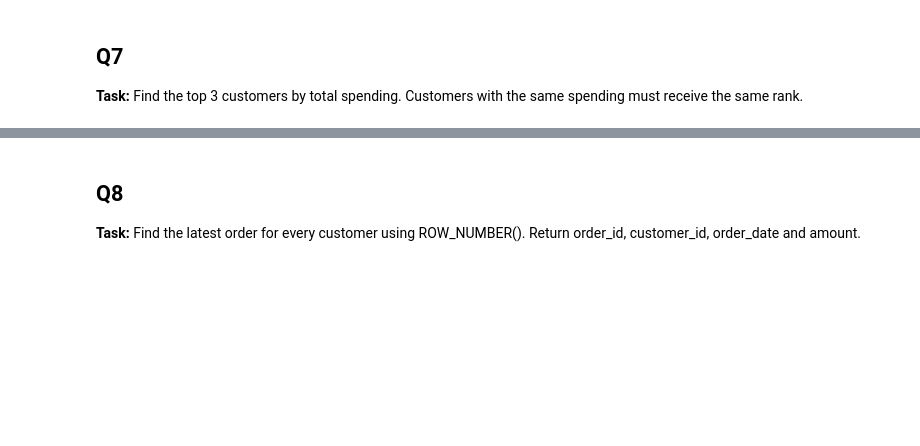
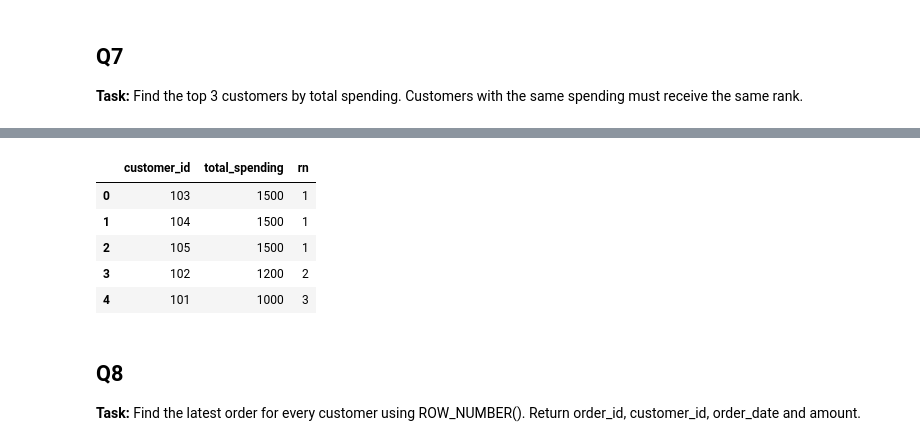
Before and after one commit to Daheemfarooqui/100daysof-sql, a Jupyter notebook: SQL_Practice_Day11_Real_Interview_Mix.ipynb, the cells around one changed output, grey strips where cells are left out. Drawn from its saved outputs; the diff is of its cells as text; code cells hidden in the pictures; blank space fills up the shorter version.

```diff
--- a/SQL_Practice_Day11_Real_Interview_Mix.ipynb
+++ b/SQL_Practice_Day11_Real_Interview_Mix.ipynb
@@ -179,5 +248,36 @@ df
 # %%
-# Write your SQL here
+sqldf("""
+WITH customer_spending AS (
+    SELECT
+        customer_id,
+        SUM(amount) AS total_spending
+    FROM df
+    GROUP BY customer_id
+),
+ranked_customers AS (
+    SELECT
+        customer_id,
+        total_spending,
+        DENSE_RANK() OVER (
+            ORDER BY total_spending DESC
+        ) AS rn
+    FROM customer_spending
+)
+SELECT
+    customer_id,
+    total_spending,
+    rn
+FROM ranked_customers
+WHERE rn <= 3
+ORDER BY rn, customer_id
+""")
+# %% [output]
+|  | customer_id | total_spending | rn |
+| 0 | 103 | 1500 | 1 |
+| 1 | 104 | 1500 | 1 |
+| 2 | 105 | 1500 | 1 |
+| 3 | 102 | 1200 | 2 |
+| 4 | 101 | 1000 | 3 |
 # %% [markdown]
 ## Q8
 
```
Also changed, not shown: parts of 12 cells of this notebook.
